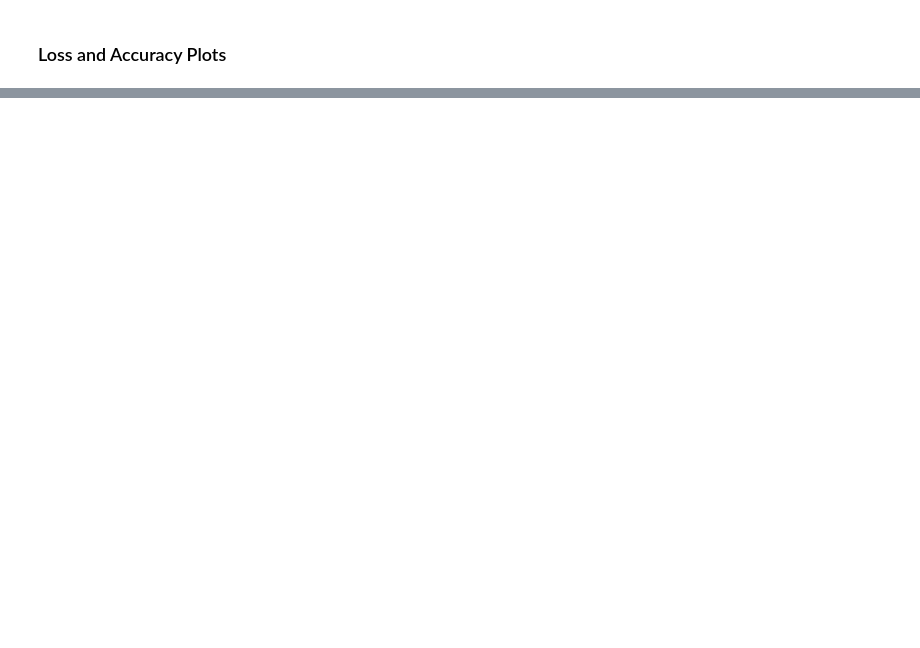
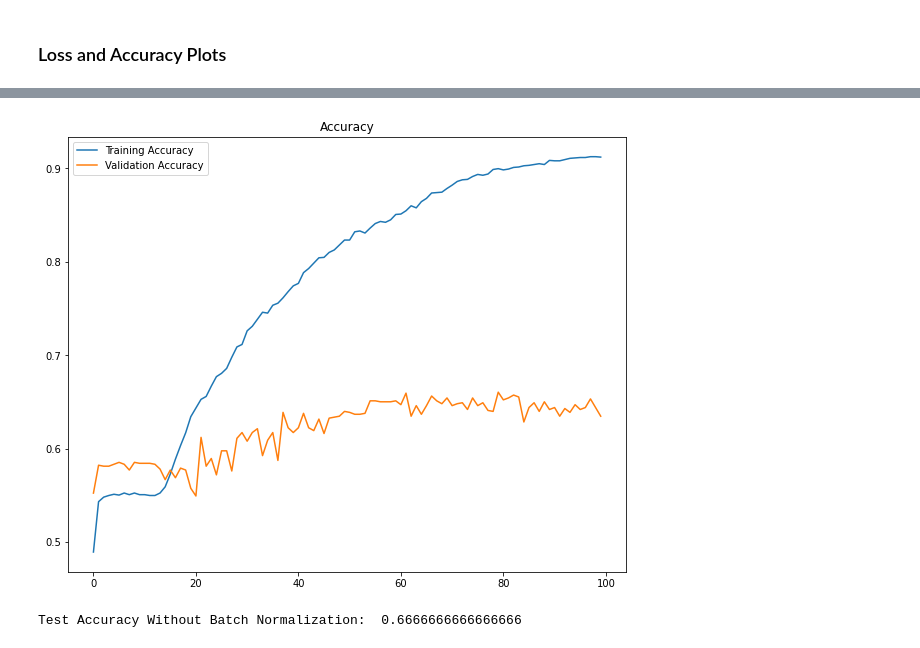
Before and after one commit to ytabatabaee/Machine-Learning-for-Bioinformatics, a Jupyter notebook: cnn/Brain Tumor Analysis using ResNet.ipynb, the cells around one changed output, grey strips where cells are left out. Drawn from its saved outputs; the diff is of its cells as text; code cells hidden in the pictures; blank space fills up the shorter version.

```diff
--- a/cnn/Brain Tumor Analysis using ResNet.ipynb
+++ b/cnn/Brain Tumor Analysis using ResNet.ipynb
@@ -421,0 +447,9 @@ plot_metric(log_train_acc, log_val_acc, 'Accuracy')
+# %%
+plot_metric(log_train_acc, log_val_acc, 'Accuracy')
+# %% [output]
+[figure, added]
+# %%
+ test_loss, test_acc = evaluate(resnet_bn, test_loader, criterion, device)
+ print("Test Accuracy Without Batch Normalization: ", test_acc)
+# %% [output]
+Test Accuracy Without Batch Normalization:  0.6666666666666666
```
Also changed, not shown: parts of 90 cells of this notebook, 7 other files.
